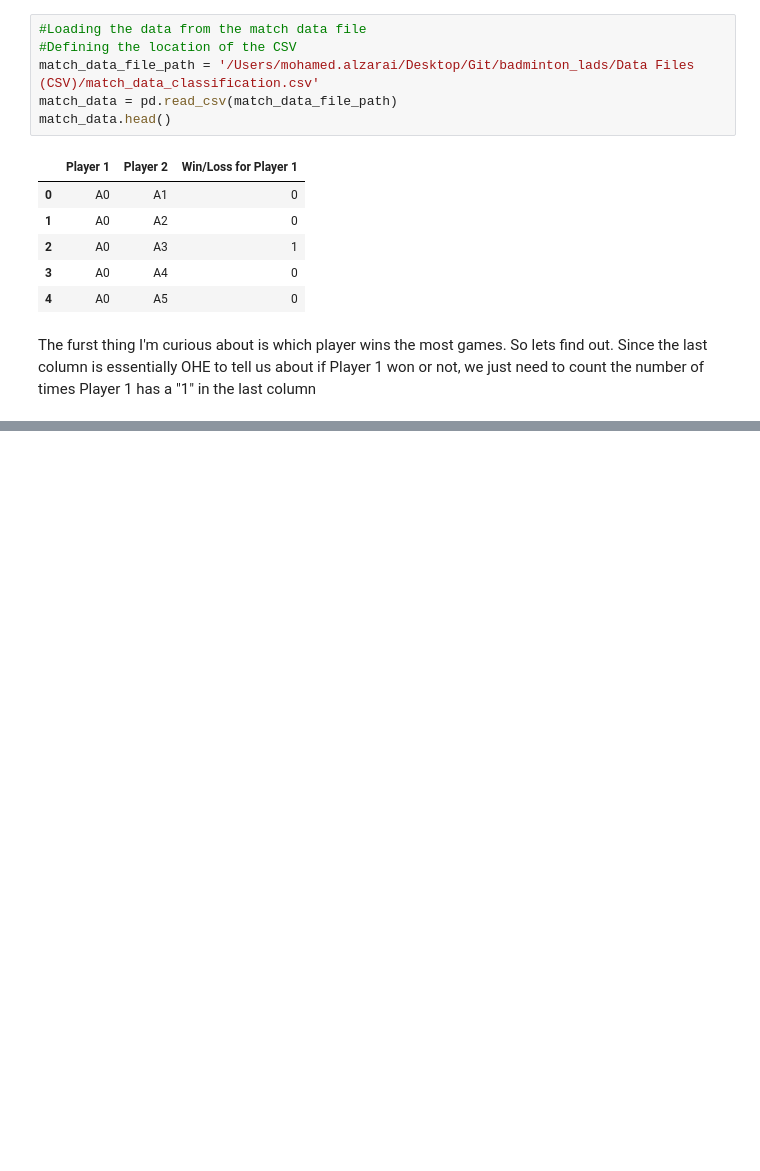
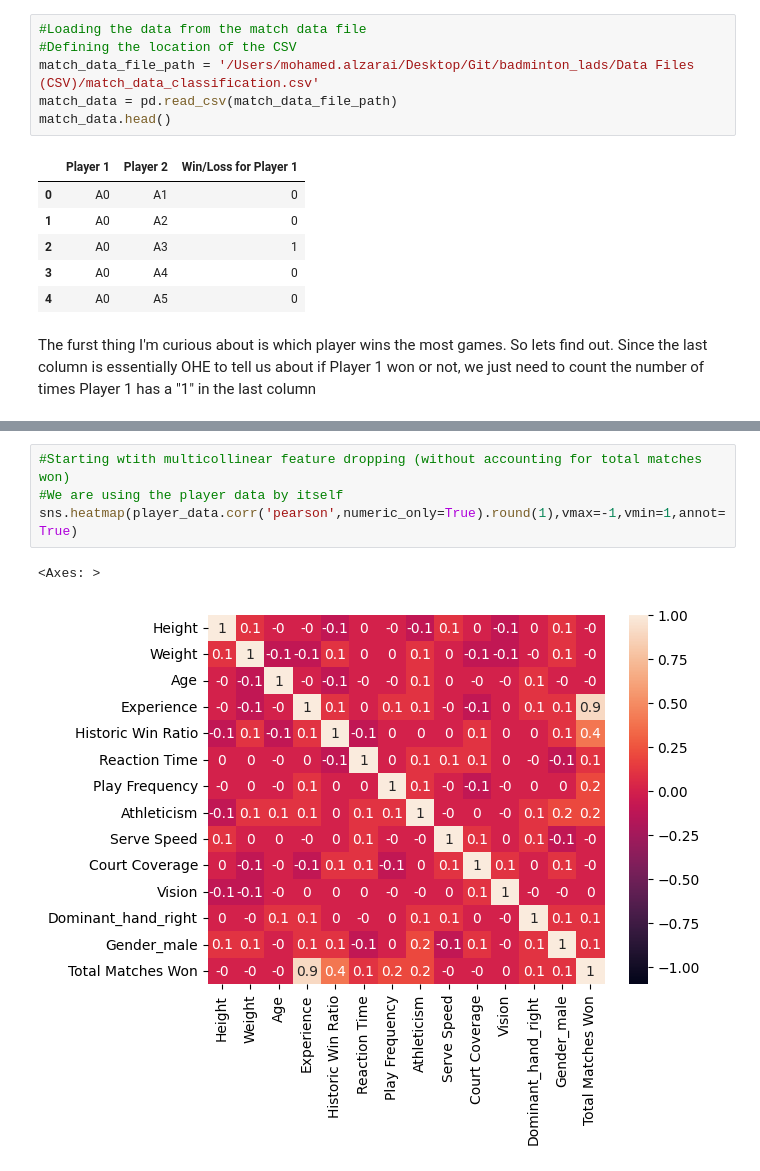
Before and after one commit to alzarai/badminton_lads, a Jupyter notebook: Notebooks/EDA.ipynb, the cells around one changed output, grey strips where cells are left out. Saved outputs shown, nothing was run; the diff lists cells and outputs as text; blank space fills up the shorter version.

```diff
--- a/Notebooks/EDA.ipynb
+++ b/Notebooks/EDA.ipynb
@@ -106,0 +182,7 @@ display(match_data_summarised.head(50))
+# %%
+#Starting wtith multicollinear feature dropping (without accounting for total matches won)
+#We are using the player data by itself
+sns.heatmap(player_data.corr('pearson',numeric_only=True).round(1),vmax=-1,vmin=1,annot=True)
+# %% [output]
+<Axes: >
+[figure, added]
```
Also changed, not shown: parts of 9 cells of this notebook.
